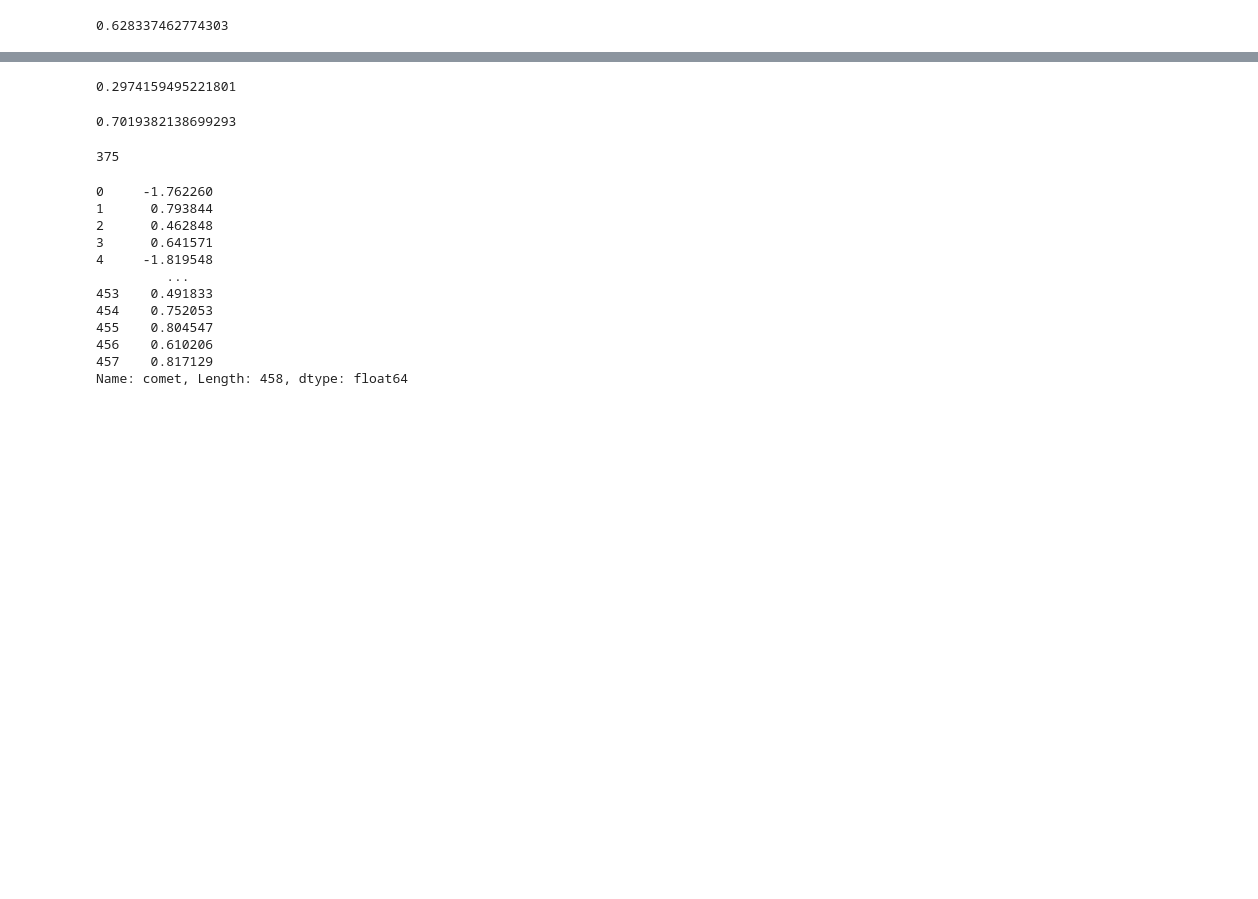
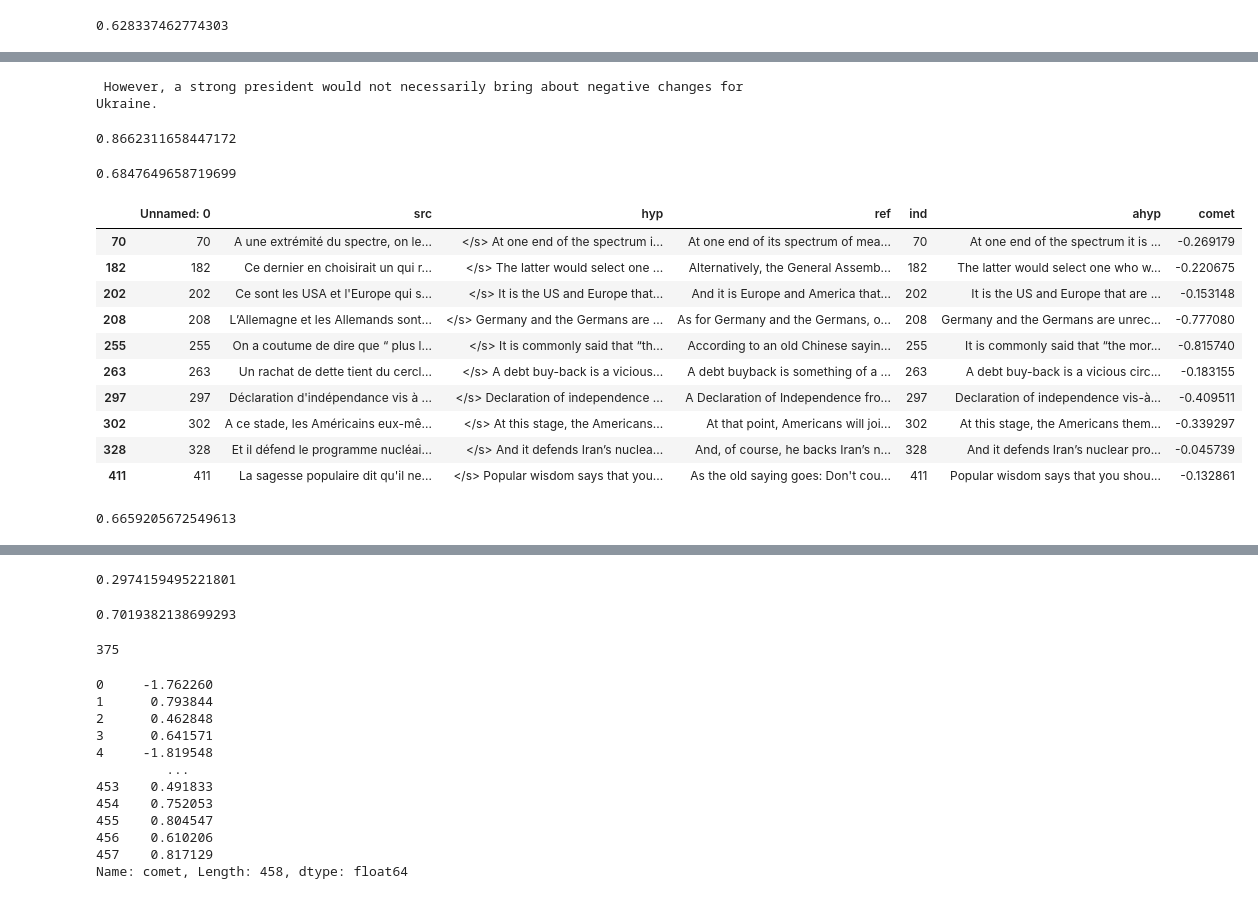
Before and after one commit to PrasannS/eel-reranking, a Jupyter notebook: lattice_deg_explore.ipynb, the cells around one changed output, grey strips where cells are left out. Drawn from its saved outputs; the diff is of its cells as text; code cells hidden in the pictures; blank space fills up the shorter version.

```diff
--- a/lattice_deg_explore.ipynb
+++ b/lattice_deg_explore.ipynb
@@ -260,0 +132,13 @@ To disable this warning, you can either:
+# %%
+print(waddpreds[waddpreds['comet']<0].iloc[0]['ahyp'])
+print(waddpreds[waddpreds['comet']<0].iloc[0]['ref'])
+# %% [output]
+ However, a strong president would not necessarily bring about negative changes for Ukraine.
+# %%
+mean(waddpreds['cqeut'])
+# %% [output]
+0.8662311658447172
+# %%
+mean(waddpreds['comet'][:75])
+# %% [output]
+0.6847649658719699
@@ -261,3 +149,21 @@ To disable this warning, you can either:
+# %%
+waddpreds[waddpreds['comet']<0]
+# %% [output]
+|  | Unnamed: 0 | src | hyp | ref | ind | ahyp | comet |
+| 70 | 70 | A une extrémité du spectre, on le... | </s> At one end of the spectrum i... | At one end of its spectrum of mea... | 70 | At one end of the spectrum it is ... | -0.269179 |
+| 182 | 182 | Ce dernier en choisirait un qui r... | </s> The latter would select one ... | Alternatively, the General Assemb... | 182 | The latter would select one who w... | -0.220675 |
+| 202 | 202 | Ce sont les USA et l'Europe qui s... | </s> It is the US and Europe that... | And it is Europe and America that... | 202 | It is the US and Europe that are ... | -0.153148 |
+| 208 | 208 | L’Allemagne et les Allemands sont... | </s> Germany and the Germans are ... | As for Germany and the Germans, o... | 208 | Germany and the Germans are unrec... | -0.777080 |
+| 255 | 255 | On a coutume de dire que “ plus l... | </s> It is commonly said that “th... | According to an old Chinese sayin... | 255 | It is commonly said that “the mor... | -0.815740 |
+| 263 | 263 | Un rachat de dette tient du cercl... | </s> A debt buy-back is a vicious... | A debt buyback is something of a ... | 263 | A debt buy-back is a vicious circ... | -0.183155 |
+| 297 | 297 | Déclaration d'indépendance vis à ... | </s> Declaration of independence ... | A Declaration of Independence fro... | 297 | Declaration of independence vis-à... | -0.409511 |
+| 302 | 302 | A ce stade, les Américains eux-mê... | </s> At this stage, the Americans... | At that point, Americans will joi... | 302 | At this stage, the Americans them... | -0.339297 |
+| 328 | 328 | Et il défend le programme nucléai... | </s> And it defends Iran’s nuclea... | And, of course, he backs Iran’s n... | 328 | And it defends Iran’s nuclear pro... | -0.045739 |
+| 411 | 411 | La sagesse populaire dit qu'il ne... | </s> Popular wisdom says that you... | As the old saying goes: Don't cou... | 411 | Popular wisdom says that you shou... | -0.132861 |
+# %%
+mean(waddpreds['comet'])
+# %% [output]
+0.6659205672549613
 # %%
 #Slpreds.to_csv("torchsaved/lpreds1updated.csv")
 # %%
```
Also changed, not shown: parts of 23 cells of this notebook, 3 other files.
